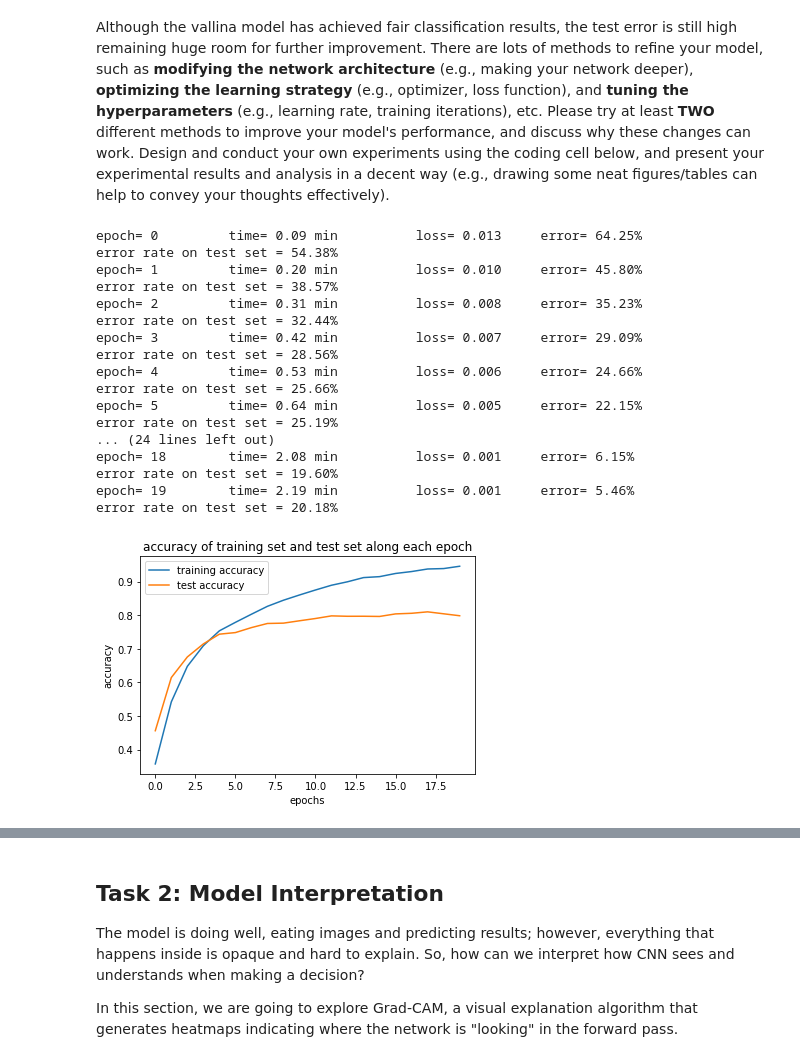
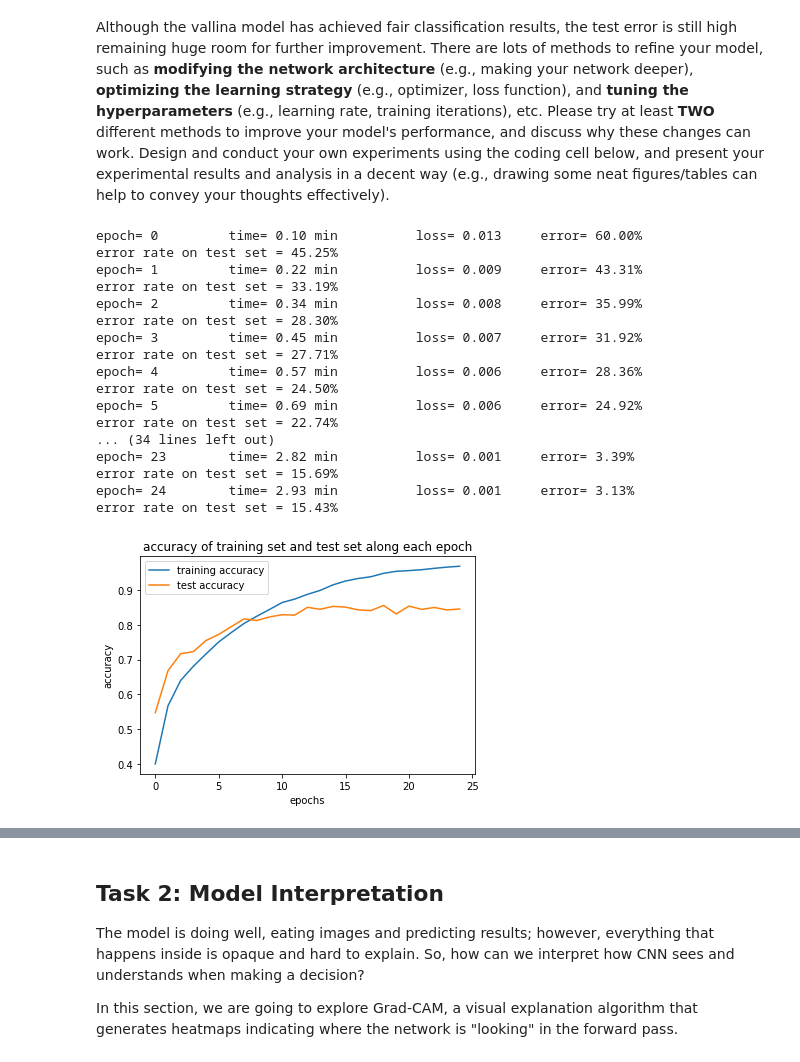
Before and after one commit to s-elo/AI, a Jupyter notebook: project1/EE5934_Project1.ipynb, the cells around one changed output, grey strips where cells are left out. Saved outputs shown, nothing was run; the diff lists cells and outputs as text; code cells hidden in the pictures.

Commit message:
add batch normalization

```diff
--- a/project1/EE5934_Project1.ipynb
+++ b/project1/EE5934_Project1.ipynb
@@ -445,27 +445,33 @@ nn = torch.nn
 new_model = torch.nn.Sequential(
     # 3*32*32 -> 64*32*32
     nn.Conv2d(3, 64, 3, stride=1, padding='same'),
+    nn.BatchNorm2d(64),
     nn.ReLU(),
     # 64*32*32 -> 64*32*32
     nn.Conv2d(64, 64, 3, stride=1, padding='same'),
+    nn.BatchNorm2d(64),
     nn.ReLU(),
     # 64*32*32 -> 64*16*16
     nn.MaxPool2d(2, stride=2),
 
     # 64*16*16 -> 128*16*16
     nn.Conv2d(64, 128, 3, stride=1, padding='same'),
+    nn.BatchNorm2d(128),
     nn.ReLU(),
     # 128*16*16 -> 128*16*16
     nn.Conv2d(128, 128, 3, stride=1, padding='same'),
+    nn.BatchNorm2d(128),
     nn.ReLU(),
     # 128*16*16 -> 128*8*8
     nn.MaxPool2d(2, stride=2),
 
     # 128*8*8 -> 256*8*8
     nn.Conv2d(128, 256, 3, stride=1, padding='same'),
+    nn.BatchNorm2d(256),
     nn.ReLU(),
     # 256*8*8 -> 256*8*8
     nn.Conv2d(256, 256, 3, stride=1, padding='same'),
+    nn.BatchNorm2d(256),
     nn.ReLU(),
     # 256*8*8 -> 256*4*4
     nn.MaxPool2d(2, stride=2),
@@ -484,7 +490,7 @@ new_model = torch.nn.Sequential(
 new_model.to(device)
 
 # new hyperparameters
-new_epochs = 20
+new_epochs = 25
 new_learning_rate = 0.001
 
 # Set up new optimizer
@@ -492,7 +498,7 @@ new_optimizer = optim.Adam(new_model.parameters(), lr=new_learning_rate, weight_
 
 # start training
 start = time.time()
-model.train()
+new_model.train()
 
 train_acc = []
 test_acc = []
@@ -535,58 +541,58 @@ for epoch in range(new_epochs):
 
     train_acc.append(1 - total_error.cpu().data.numpy())
 
-    model.eval()
+    new_model.eval()
     running_error = 0
 
     for data in test_loader:
         # Load inputs and labels and deploy to running device
         inputs, labels = data
         inputs, labels = inputs.to(device), labels.to(device)
         # Forward batch data through the net
         outputs = new_model(inputs)
         # Compute the error made on this batch and add it to the running error
         probs = F.softmax(outputs, dim=1)
         pred = torch.argmax(probs, dim=1)
         running_error = running_error + (pred != labels).int().sum()
 
     total_error = running_error / test_size
     print('error rate on test set = {:.2f}%'.format(total_error * 100))
 
     test_acc.append(1 - total_error.cpu().data.numpy())
 
-    model.train()
+    new_model.train()
 
 # draw the accuracy along each epoch
 plt.figure()
 plt.plot(range(0, new_epochs), train_acc, label='training accuracy')
 plt.plot(range(0, new_epochs), test_acc, label='test accuracy')
 plt.title(f'accuracy of training set and test set along each epoch')
 plt.xlabel('epochs')
 plt.ylabel('accuracy')
 plt.legend()
 plt.show()
 ##############################################################################
 #                             END OF YOUR CODE                               #
 ##############################################################################
 # %% [output]
-epoch= 0         time= 0.09 min          loss= 0.013     error= 64.25%
-error rate on test set = 54.38%
-epoch= 1         time= 0.20 min          loss= 0.010     error= 45.80%
-error rate on test set = 38.57%
-epoch= 2         time= 0.31 min          loss= 0.008     error= 35.23%
-error rate on test set = 32.44%
-epoch= 3         time= 0.42 min          loss= 0.007     error= 29.09%
-error rate on test set = 28.56%
-epoch= 4         time= 0.53 min          loss= 0.006     error= 24.66%
-error rate on test set = 25.66%
-epoch= 5         time= 0.64 min          loss= 0.005     error= 22.15%
-error rate on test set = 25.19%
-... (24 lines left out)
-epoch= 18        time= 2.08 min          loss= 0.001     error= 6.15%
-error rate on test set = 19.60%
-epoch= 19        time= 2.19 min          loss= 0.001     error= 5.46%
-error rate on test set = 20.18%
+epoch= 0         time= 0.10 min          loss= 0.013     error= 60.00%
+error rate on test set = 45.25%
+epoch= 1         time= 0.22 min          loss= 0.009     error= 43.31%
+error rate on test set = 33.19%
+epoch= 2         time= 0.34 min          loss= 0.008     error= 35.99%
+error rate on test set = 28.30%
+epoch= 3         time= 0.45 min          loss= 0.007     error= 31.92%
+error rate on test set = 27.71%
+epoch= 4         time= 0.57 min          loss= 0.006     error= 28.36%
+error rate on test set = 24.50%
+epoch= 5         time= 0.69 min          loss= 0.006     error= 24.92%
+error rate on test set = 22.74%
+... (34 lines left out)
+epoch= 23        time= 2.82 min          loss= 0.001     error= 3.39%
+error rate on test set = 15.69%
+epoch= 24        time= 2.93 min          loss= 0.001     error= 3.13%
+error rate on test set = 15.43%
-[figure, old version]
+[figure, new version]
 # %% [markdown]
 ---
 **Write your observations and analysis in this Markdown cell:**
```
Also changed, not shown: parts of 1 cell of this notebook, 2 other files.
